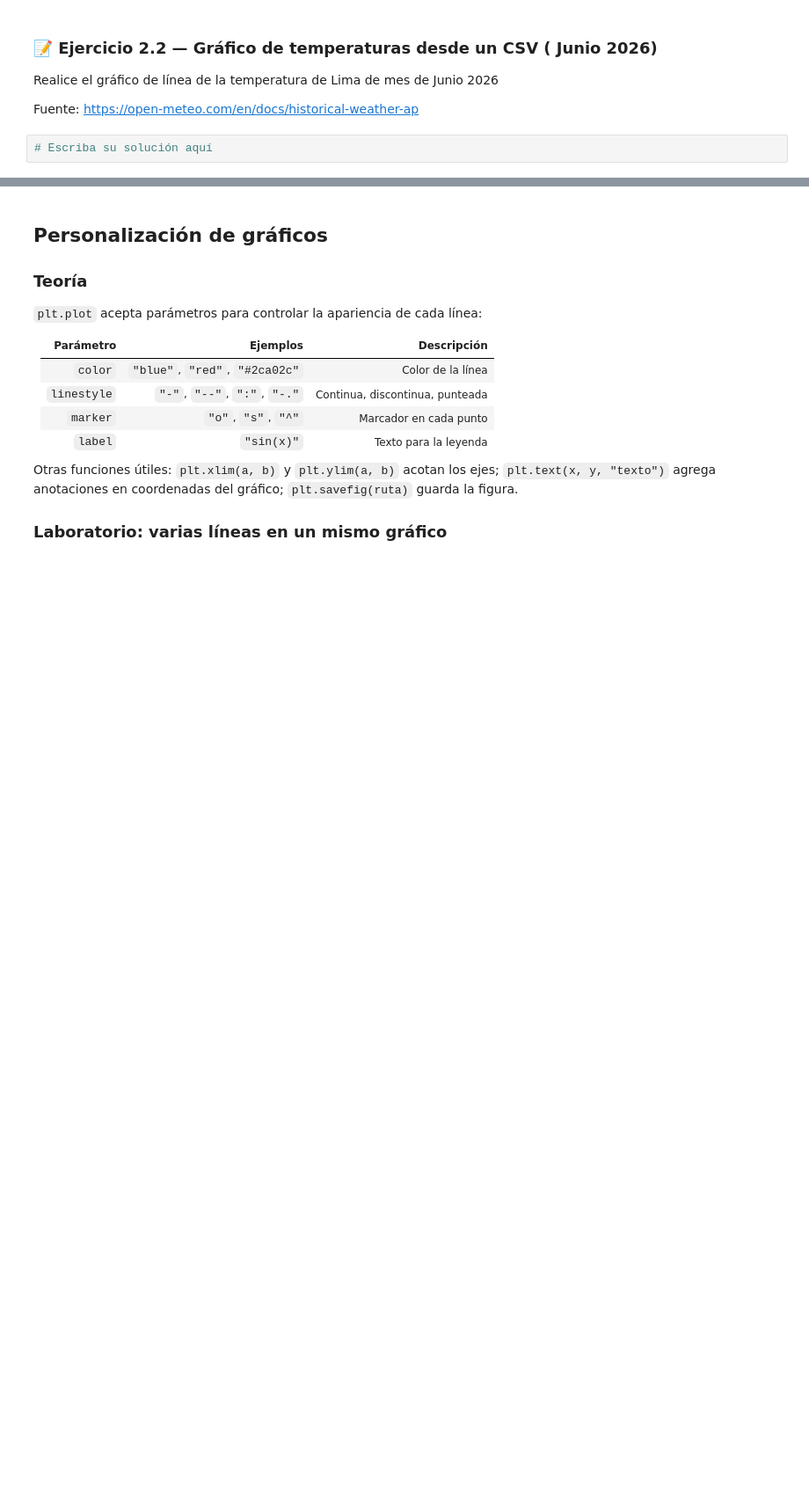
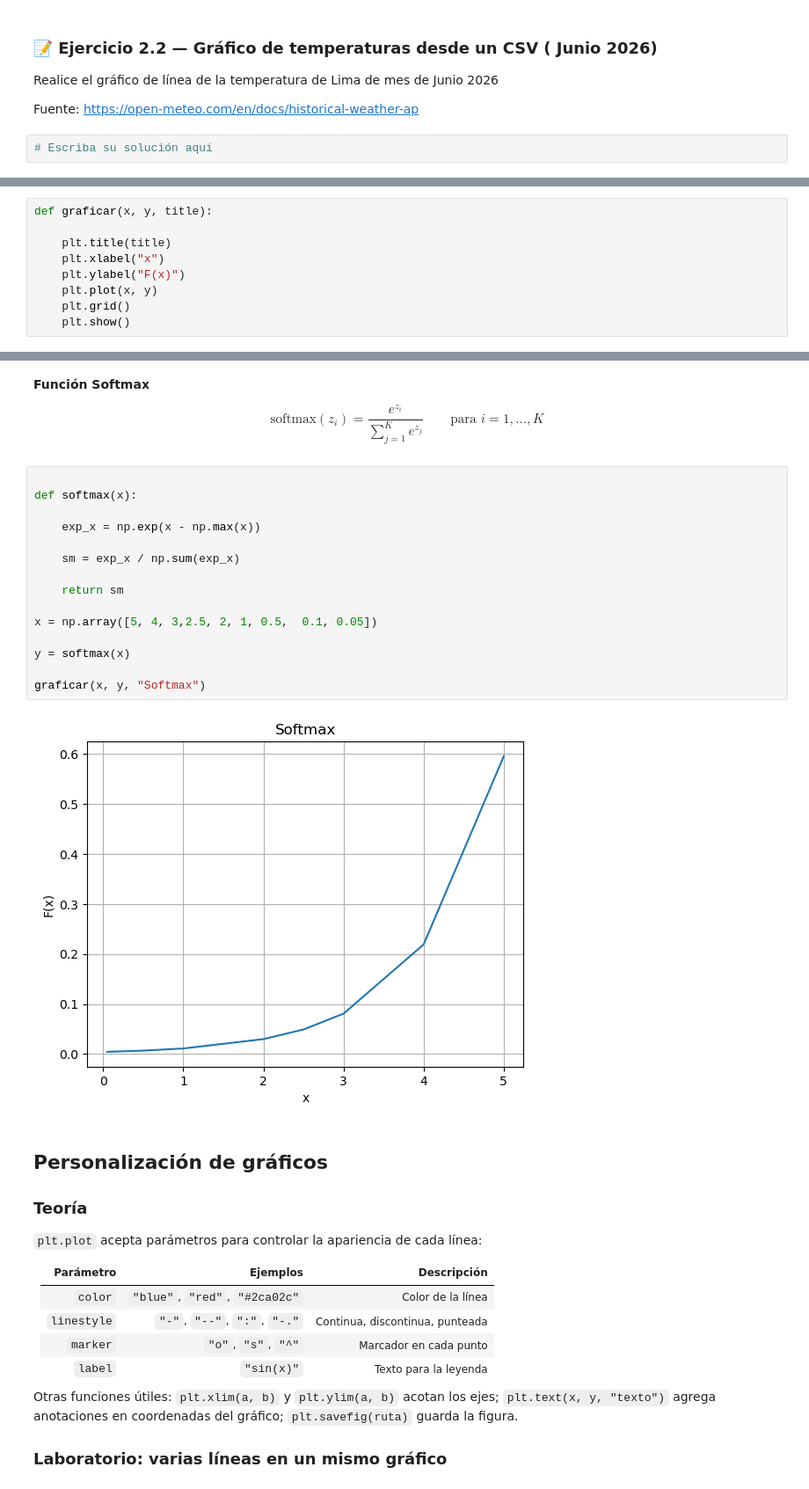
Before and after one commit to jgomezz/cpe_ciencia_datos_python_2026, a Jupyter notebook: mod2_estadistica_y_visualizacion/semana_03_visualization.ipynb, the cells around one changed output, grey strips where cells are left out. Shown at 88% size. Saved outputs shown, nothing was run; the diff lists cells and outputs as text; blank space fills up the shorter version.

```diff
--- a/mod2_estadistica_y_visualizacion/semana_03_visualization.ipynb
+++ b/mod2_estadistica_y_visualizacion/semana_03_visualization.ipynb
@@ -254,0 +251,9 @@ $$f(x) = \frac{1}{1 + x^2}$$
+# %%
+def graficar(x, y, title):
+
+    plt.title(title)
+    plt.xlabel("x")
+    plt.ylabel("F(x)")
+    plt.plot(x, y)
+    plt.grid()
+    plt.show()
@@ -264,3 +276,24 @@ graficar(x, y, "Gráfico de f(x) = 1/(1+x²)")
+# %% [markdown]
+**Función Softmax**
+
+$$\text{softmax}(z_i) = \frac{e^{z_i}}{\sum_{j=1}^{K} e^{z_j}} \qquad \text{para } i = 1, \dots, K$$
+# %%
+
+def softmax(x):
+
+    exp_x = np.exp(x - np.max(x))
+
+    sm = exp_x / np.sum(exp_x)
+
+    return sm
+
+x = np.array([5, 4, 3,2.5, 2, 1, 0.5,  0.1, 0.05])
+
+y = softmax(x)
+
+graficar(x, y, "Softmax")
+# %% [output]
+[figure, added]
 # %% [markdown]
 ## Personalización de gráficos
 
```
Also changed, not shown: parts of 3 cells of this notebook.
